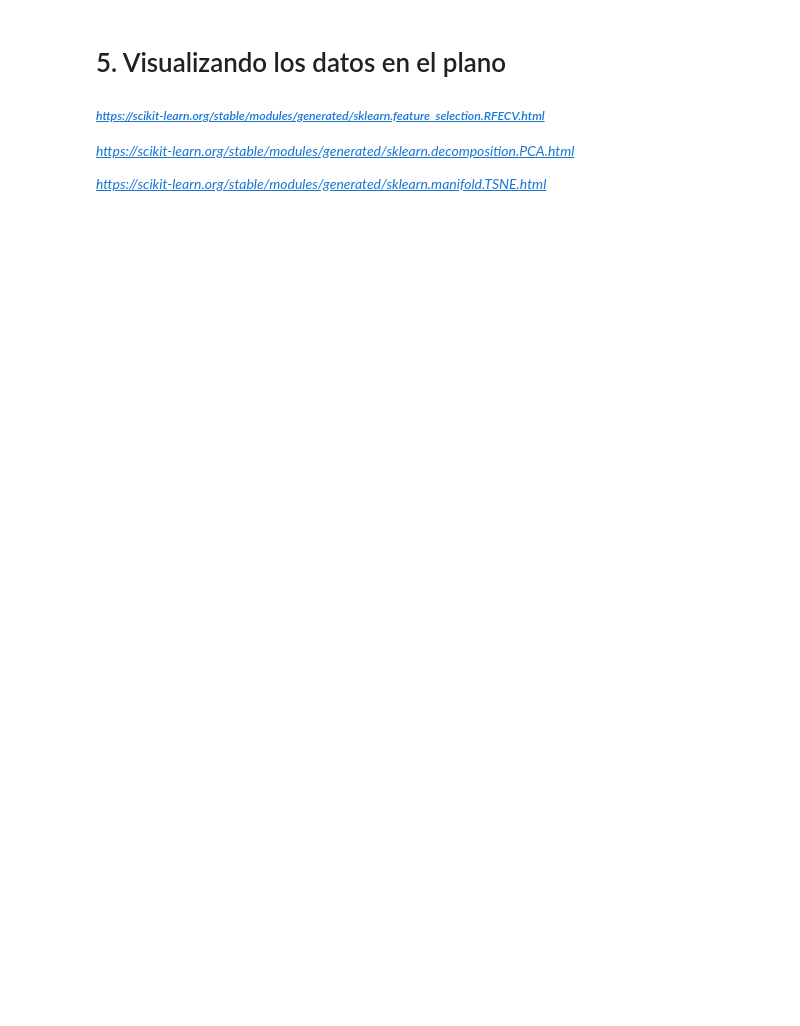
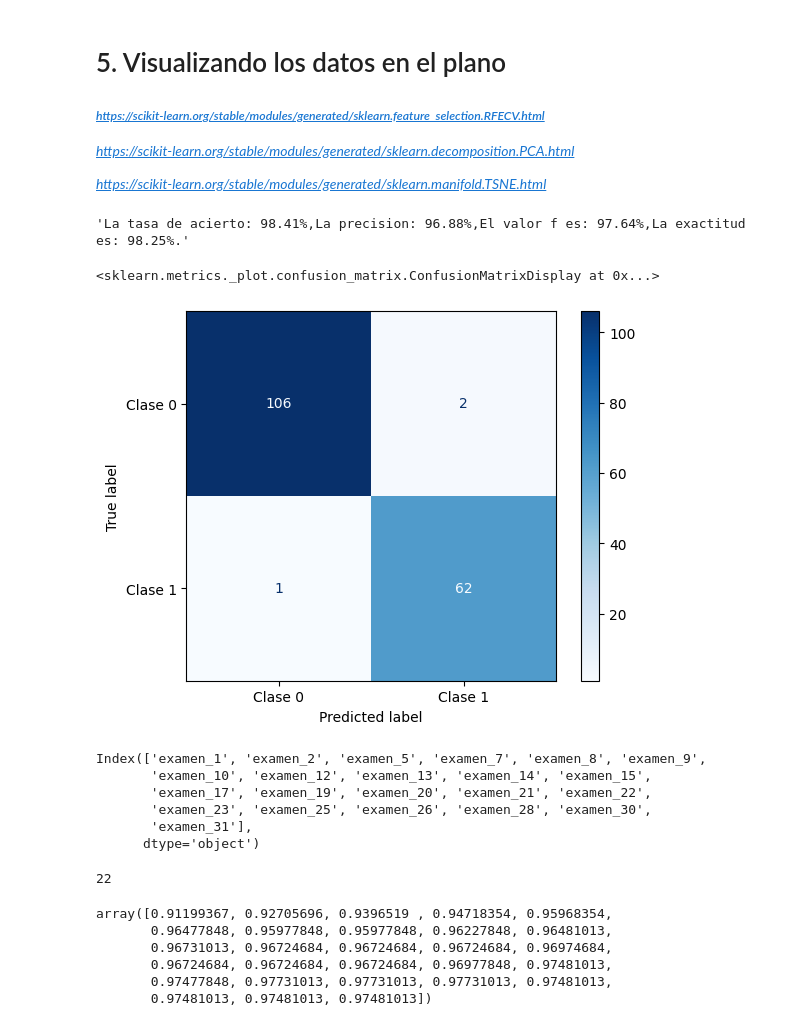
Before and after one commit to Ivan96LV/Machine_Learning, a Jupyter notebook: dimensionality_reduction.ipynb, the cells around one changed output. Cells and saved outputs as stored; diff of their text form; code cells hidden in the pictures; blank space fills up the shorter version.

```diff
--- a/dimensionality_reduction.ipynb
+++ b/dimensionality_reduction.ipynb
@@ -316,3 +344,45 @@ NameError: name 'train' is not defined
 *https://scikit-learn.org/stable/modules/generated/sklearn.decomposition.PCA.html*
 
 *https://scikit-learn.org/stable/modules/generated/sklearn.manifold.TSNE.html*
+# %%
+from sklearn.feature_selection import RFECV
+x_train, x_test, y_train, y_test =train_test_split(x3,y,test_size=0.3,random_state=42)
+Logistic=LogisticRegression()
+Logistic.fit(x_train,y_train)
+rfecv=RFECV(estimator=Logistic,cv=5,step=1, scoring='accuracy')
+rfecv.fit(x_train,y_train)
+rfecv_train=rfecv.transform(x_train)
+rfecv_test=rfecv.transform(x_test)
+seleccion(rfecv_train,rfecv_test)
+# %% [output]
+'La tasa de acierto: 98.41%,La precision: 96.88%,El valor f es: 97.64%,La exactitud es: 98.25%.'
+# %%
+ConfusionMatrixDisplay.from_estimator(Logistic, rfecv_test, y_test, display_labels=['Clase 0', 'Clase 1'], cmap='Blues', values_format='d')
+# %% [output]
+<sklearn.metrics._plot.confusion_matrix.ConfusionMatrixDisplay at 0x...>
+[figure, added]
+# %%
+x3.columns[rfecv.support_]
+# %% [output]
+Index(['examen_1', 'examen_2', 'examen_5', 'examen_7', 'examen_8', 'examen_9',
+       'examen_10', 'examen_12', 'examen_13', 'examen_14', 'examen_15',
+       'examen_17', 'examen_19', 'examen_20', 'examen_21', 'examen_22',
+       'examen_23', 'examen_25', 'examen_26', 'examen_28', 'examen_30',
+       'examen_31'],
+      dtype='object')
+# %%
+rfecv.support_
+x3.columns[rfecv.support_]
+len(x3.columns[rfecv.support_])
+# %% [output]
+22
+# %%
+# Obtener los puntajes medios de validación cruzada
+rfecv.cv_results_['mean_test_score']
+# %% [output]
+array([0.91199367, 0.92705696, 0.9396519 , 0.94718354, 0.95968354,
+       0.96477848, 0.95977848, 0.95977848, 0.96227848, 0.96481013,
+       0.96731013, 0.96724684, 0.96724684, 0.96724684, 0.96974684,
+       0.96724684, 0.96724684, 0.96724684, 0.96977848, 0.97481013,
+       0.97477848, 0.97731013, 0.97731013, 0.97731013, 0.97481013,
+       0.97481013, 0.97481013, 0.97481013])
```
Also changed, not shown: parts of 17 cells of this notebook.
